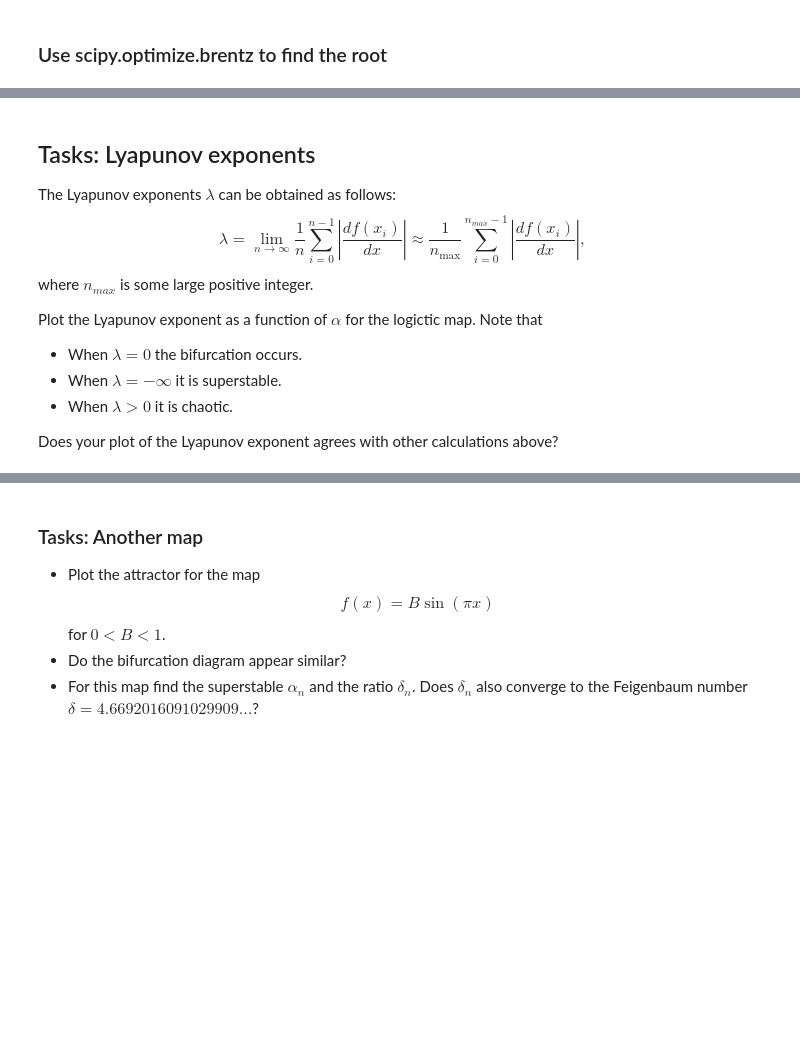
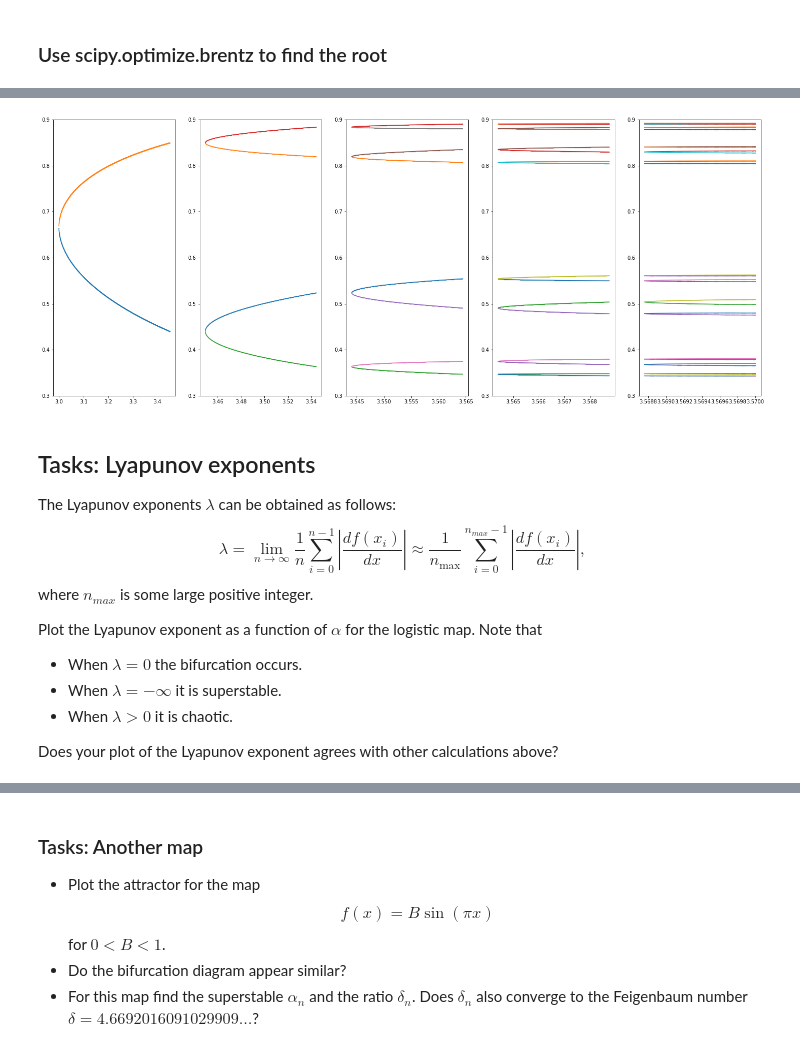
Before and after one commit to pcchen/Computation-in-Physics, a Jupyter notebook: 107010002/Logistic Map.ipynb, the cells around one changed output, grey strips where cells are left out. Saved outputs shown, nothing was run; the diff lists cells and outputs as text; code cells hidden in the pictures; blank space fills up the shorter version.

```diff
--- a/107010002/Logistic Map.ipynb
+++ b/107010002/Logistic Map.ipynb
@@ -373,6 +438,57 @@ $$
 $$
 and plot $\delta_n$ v.s. $n$.
 * Convince yourself that $\delta_n$ also converge to the Feigenbaum number $\delta=4.6692016091029909\dots$.
+# %%
+import matplotlib.cm as cm
+def G(alpha):
+    for l in range (10000):
+        x[l+1]=alpha*x[l]*(1-x[l])
+    return(np.mean(x[9900-j:9999:(2**k)]))
+fig, ax=plt.subplots(ncols=5,nrows=1,figsize=(25,10))
+n=np.linspace(3,3.449490,1000)
+x=np.zeros(10001)
+x[0]=0.5
+A=np.zeros([2,1000])
+k=1
+for j in range(2):
+    for i in range (1000):
+        A[j][i]=G(n[i])
+    ax[0].plot(n,A[j],marker='.', markersize=1)
+    ax[0].set_ylim([0.3,0.9])
+B=np.zeros([4,500])
+n=np.linspace(3.449490,3.544090,500)
+k=2
+for j in range(4):
+    for i in range (500):
+        B[j][i]=G(n[i])
+    ax[1].plot(n,B[j],marker='.', markersize=0.5)
+    ax[1].set_ylim([0.3,0.9])
+C=np.zeros([8,500])
+n=np.linspace(3.544090,3.564407,500)
+k=3
+for j in range(8):
+    for i in range (500):
+        C[j][i]=G(n[i])
+    ax[2].plot(n,C[j],marker='.', markersize=0.5)
+    ax[2].set_ylim([0.3,0.9])
+D=np.zeros([16,500])
+n=np.linspace(3.564407,3.568759,500)
+k=4
+for j in range(16):
+    for i in range (500):
+        D[j][i]=G(n[i])
+    ax[3].plot(n,D[j],marker='.', markersize=0.5)
+    ax[3].set_ylim([0.3,0.9])
+E=np.zeros([32,100])
+n=np.linspace(3.568759,3.57,100)
+k=5
+for j in range(32):
+    for i in range (100):
+        E[j][i]=G(n[i])
+    ax[4].plot(n,E[j],marker='.', markersize=0.5)
+    ax[4].set_ylim([0.3,0.9])
+# %% [output]
+[figure, added]
 # %% [markdown]
 ## Tasks: Lyapunov exponents
 
@@ -383,7 +499,7 @@ $$
 $$
 where $n_{max}$ is some large positive integer.
 
-Plot the Lyapunov exponent as a function of $\alpha$ for the logictic map. Note that
+Plot the Lyapunov exponent as a function of $\alpha$ for the logistic map. Note that
 * When $\lambda=0$ the bifurcation occurs.
 * When $\lambda=-\infty$ it is superstable.
 * When $\lambda>0$ it is chaotic.
```
Also changed, not shown: parts of 7 cells of this notebook.
